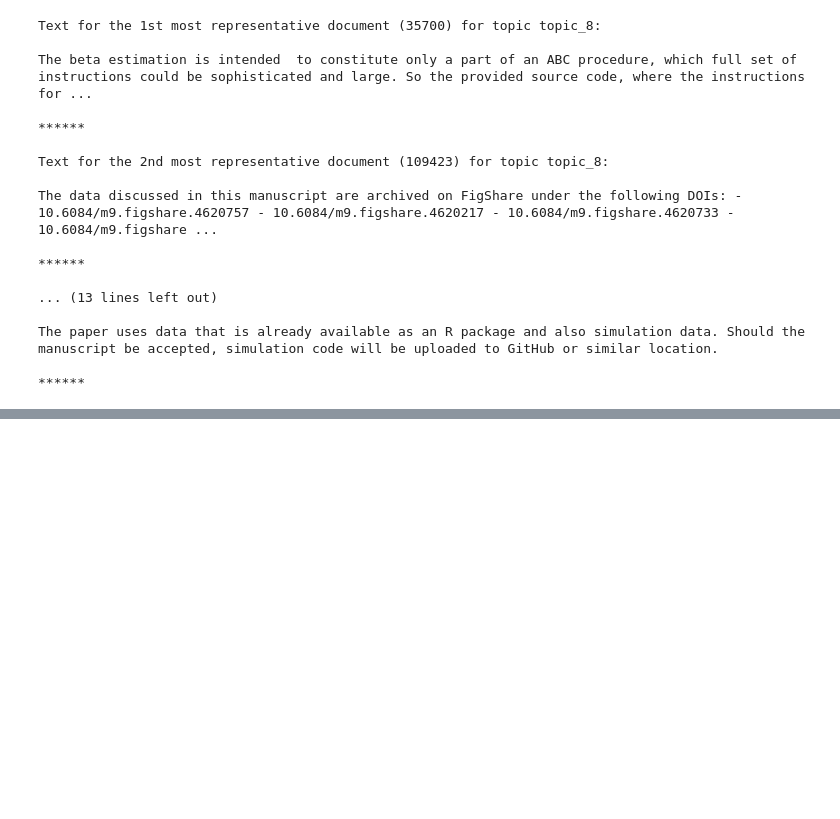
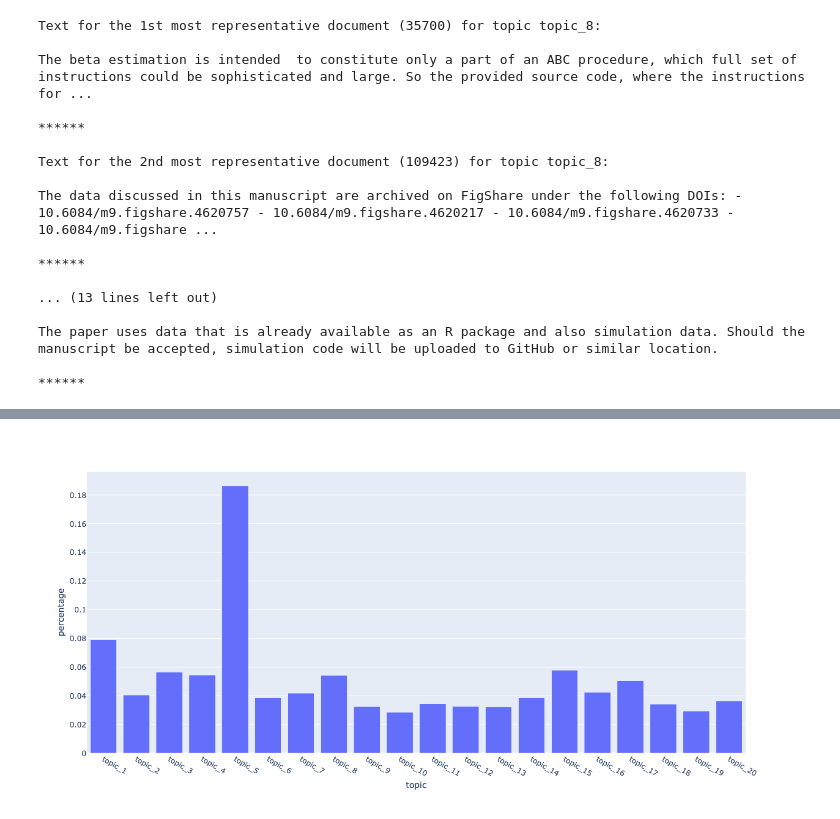
Before and after one commit to DWFlanagan/data-availability-statements, a Jupyter notebook: notebooks/0.5-DWFlanagan-LDA.ipynb, the cells around one changed output, grey strips where cells are left out. Saved outputs shown, nothing was run; the diff lists cells and outputs as text; code cells hidden in the pictures; blank space fills up the shorter version.

Commit message:
Added percentage plots.

```diff
--- a/notebooks/0.5-DWFlanagan-LDA.ipynb
+++ b/notebooks/0.5-DWFlanagan-LDA.ipynb
@@ -156,3 +158,11 @@ The data discussed in this manuscript are archived on FigShare under the followi
 The paper uses data that is already available as an R package and also simulation data. Should the manuscript be accepted, simulation code will be uploaded to GitHub or similar location.
 
 ******
+# %%
+# What are the proportions of different topics?
+
+topics_proportion = document_model.sum()/document_model.sum().sum()
+
+topics_proportion = topics_proportion.to_frame().reset_index().rename(columns={0:"percentage"})
+
+topics_proportion.head()
@@ -158,0 +176,11 @@ The paper uses data that is already available as an R package and also simulatio
+# %%
+fig = px.bar(topics_proportion, x="topic", y="percentage")
+
+fig_path = os.path.join(PROJ_ROOT + "/reports/figures/" + "0.5-04-topic_percentage")
+
+pio.write_html(fig, fig_path + ".html", include_plotlyjs="cdn")
+pio.write_image(fig, fig_path + ".svg")
+
+fig.show()
+# %% [output]
+[figure, added]
```
Also changed, not shown: parts of 2 cells of this notebook, 2 other files.
